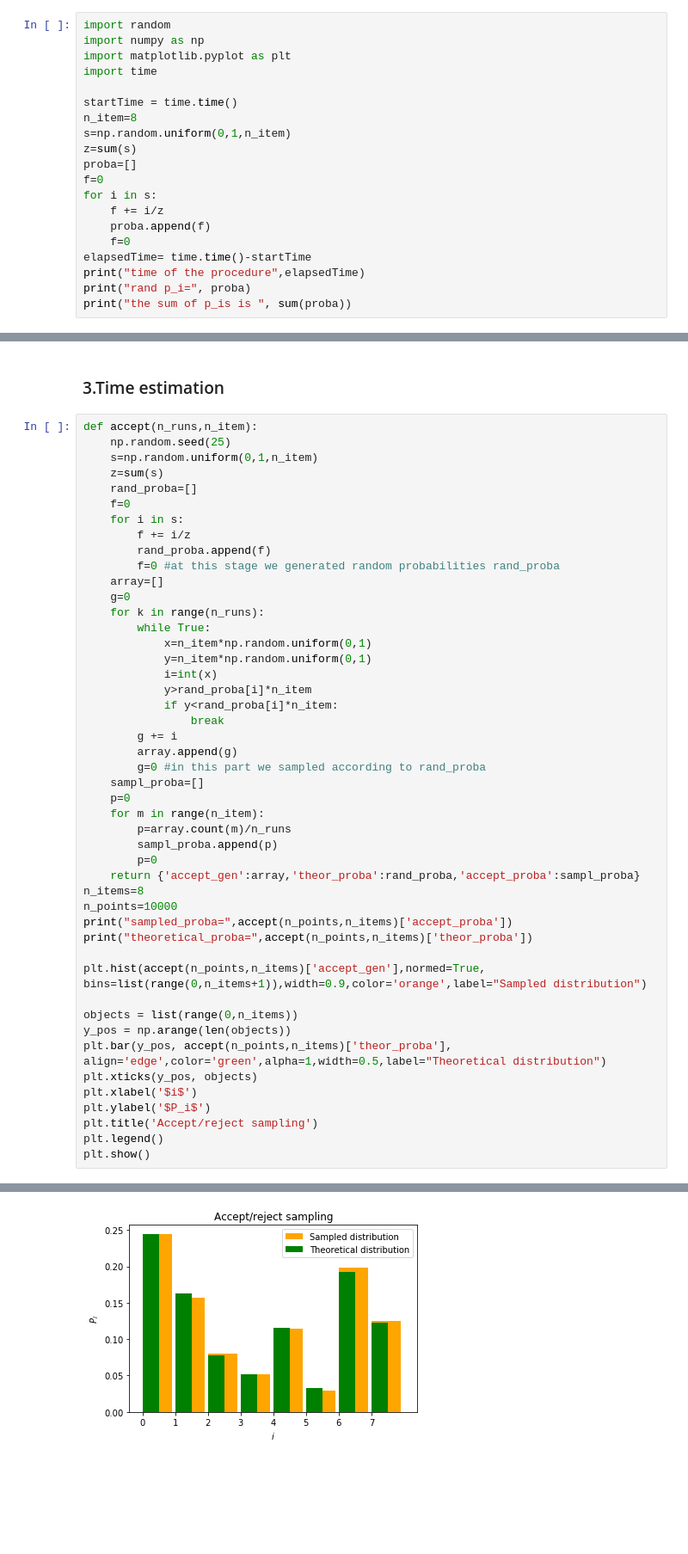
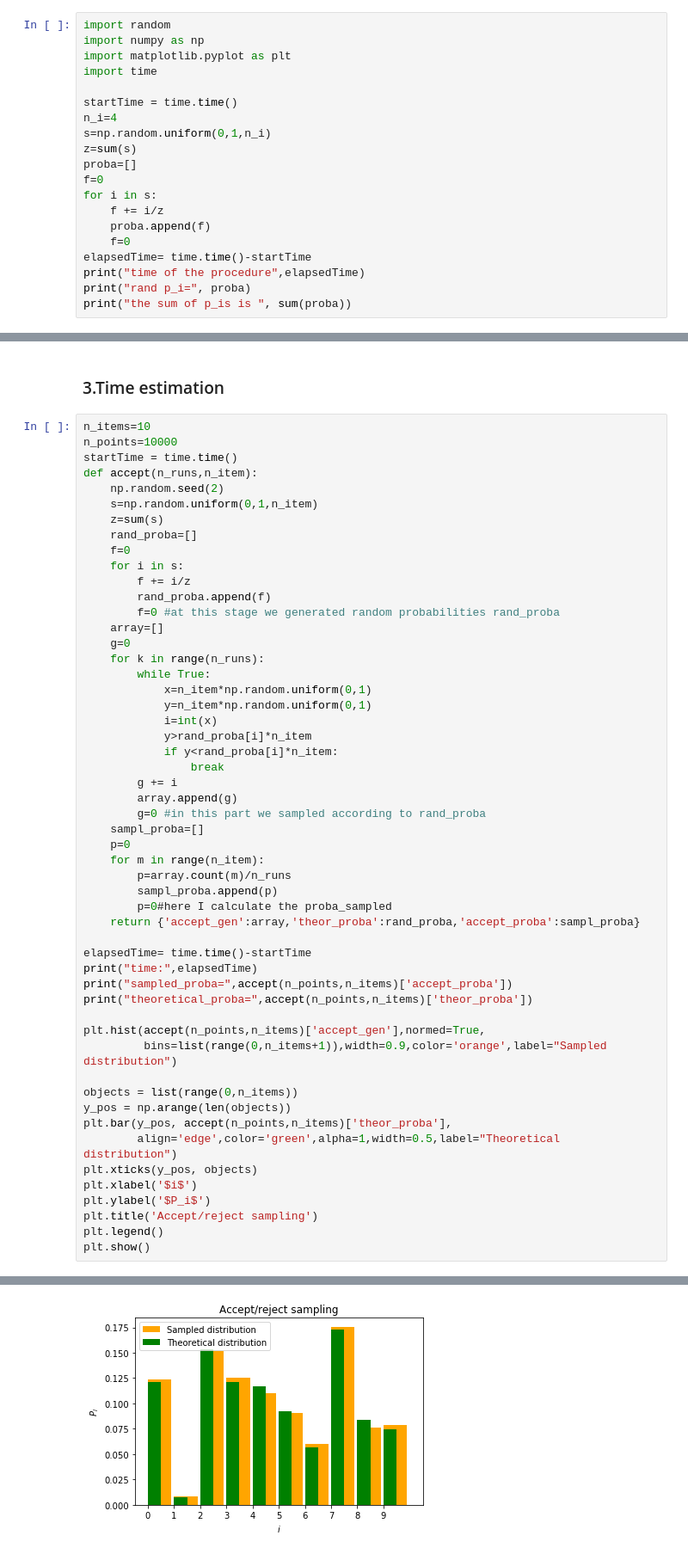
Before and after one commit to anasku/Comp_tools, a Jupyter notebook: Untitled4.ipynb, the cells around one changed output, grey strips where cells are left out. Shown at 86% size. Saved outputs shown, nothing was run; the diff lists cells and outputs as text; blank space fills up the shorter version.

```diff
--- a/Untitled4.ipynb
+++ b/Untitled4.ipynb
@@ -17,8 +17,8 @@ import matplotlib.pyplot as plt
 import time
 
 startTime = time.time()
-n_item=8
-s=np.random.uniform(0,1,n_item)
+n_i=4
+s=np.random.uniform(0,1,n_i)
 z=sum(s)
 proba=[]
 f=0
@@ -134,8 +135,11 @@ p_i_original= [0.10705967897677902, 0.077432801994444411, 0.17395607832126112, 0
 # %% [markdown]
 ### 3.Time estimation
 # %%
+n_items=10
+n_points=10000
+startTime = time.time()
 def accept(n_runs,n_item):
-    np.random.seed(25)
+    np.random.seed(2)
     s=np.random.uniform(0,1,n_item)
     z=sum(s)
     rand_proba=[]
@@ -162,18 +166,21 @@ def accept(n_runs,n_item):
     for m in range(n_item):
         p=array.count(m)/n_runs
         sampl_proba.append(p)
-        p=0
+        p=0#here I calculate the proba_sampled
     return {'accept_gen':array,'theor_proba':rand_proba,'accept_proba':sampl_proba}
-n_items=8
-n_points=10000
+
+elapsedTime= time.time()-startTime
+print("time:",elapsedTime)
 print("sampled_proba=",accept(n_points,n_items)['accept_proba'])
 print("theoretical_proba=",accept(n_points,n_items)['theor_proba'])
 
-plt.hist(accept(n_points,n_items)['accept_gen'],normed=True, bins=list(range(0,n_items+1)),width=0.9,color='orange',label="Sampled distribution")
+plt.hist(accept(n_points,n_items)['accept_gen'],normed=True,
+         bins=list(range(0,n_items+1)),width=0.9,color='orange',label="Sampled distribution")
 
 objects = list(range(0,n_items))
 y_pos = np.arange(len(objects))
-plt.bar(y_pos, accept(n_points,n_items)['theor_proba'], align='edge',color='green',alpha=1,width=0.5,label="Theoretical distribution")
+plt.bar(y_pos, accept(n_points,n_items)['theor_proba'],
+        align='edge',color='green',alpha=1,width=0.5,label="Theoretical distribution")
 plt.xticks(y_pos, objects)
 plt.xlabel('$i$')
 plt.ylabel('$P_i$')
@@ -186,3 +194,3 @@ theoretical_proba= [0.24385474429961054, 0.16318475212444655, 0.0781453998609914
-[figure, old version]
+[figure, new version]
 # %%
 
```
Also changed, not shown: parts of 6 cells of this notebook.
